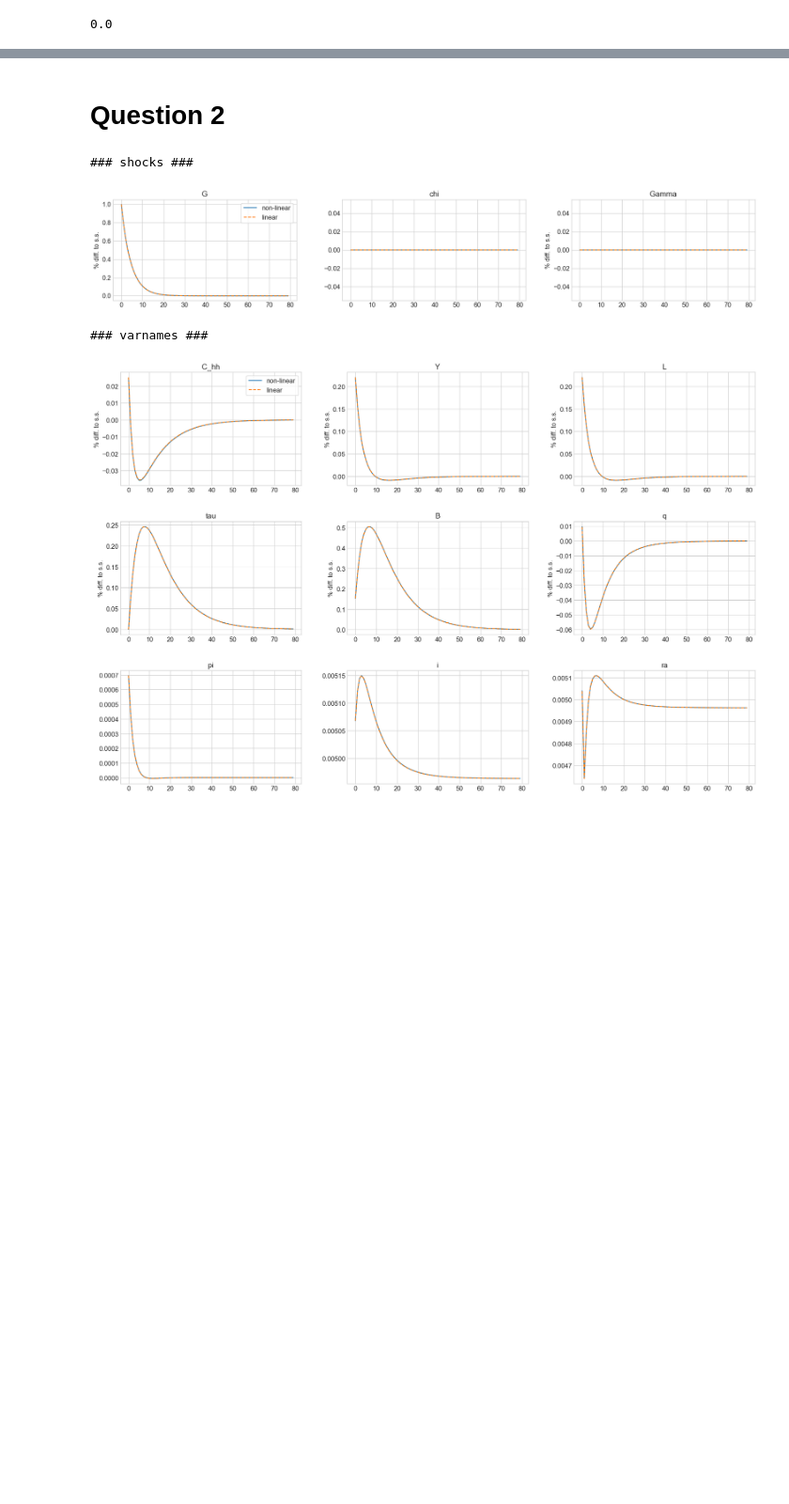
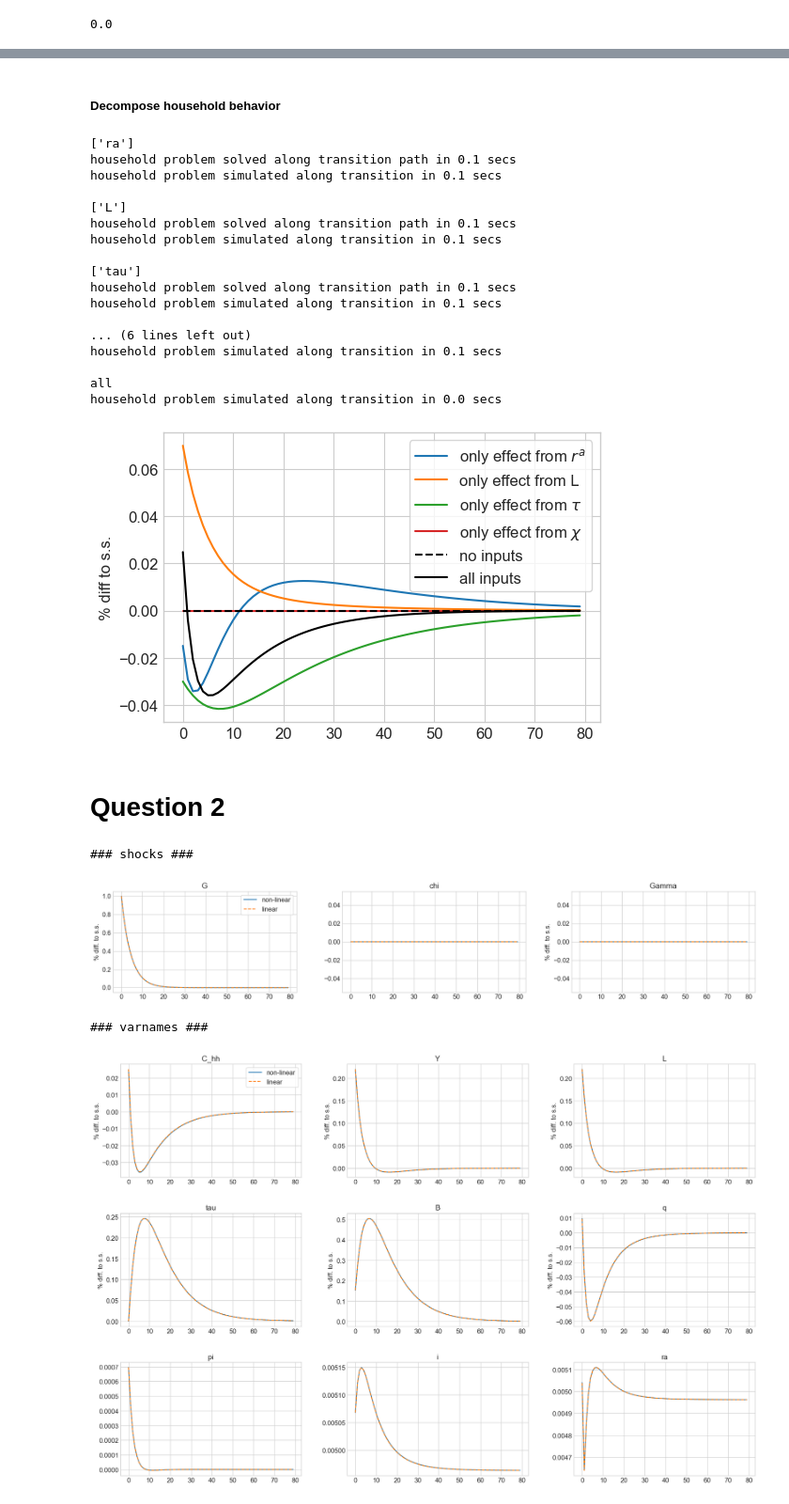
Before and after one commit to AskerNC/AdvMacroHet, a Jupyter notebook: Assignments/Handin/A2_HANK/HANK.ipynb, the cells around one changed output, grey strips where cells are left out. Shown at 94% size. Drawn from its saved outputs; the diff is of its cells as text; code cells hidden in the pictures; blank space fills up the shorter version.

```diff
--- a/Assignments/Handin/A2_HANK/HANK.ipynb
+++ b/Assignments/Handin/A2_HANK/HANK.ipynb
@@ -329,3 +268,67 @@ ss.tau
+# %% [markdown]
+##### Decompose household behavior
+# %%
+
+def decompose(model):
+    T_max = 80
+
+    fig = plt.figure(figsize=(6,4),dpi=100)
+    ax = fig.add_subplot(1,1,1)
+
+    i_color = 0
+
+    input_dict = {'ra':'$r^{a}$','L':'L','tau':'$\\tau$','chi':'$\chi$'}
+
+    for use_inputs in [['ra'],['L'],['tau'],['chi'],None,'all']:
+
+        # a. compute
+        print(use_inputs)
+        path_alt = model.decompose_hh_path(do_print=True,use_inputs=use_inputs)
+        print('')
+
+        # b. plot
+        if use_inputs is None:
+            label = 'no inputs'
+            ls = '--'
+            color = 'black'
+        elif use_inputs == 'all':
+            label = 'all inputs'
+            ls = '-'
+            color = 'black'
+        else:
+            label = f'only effect from {input_dict[use_inputs[0]]}'
+            ls = '-'
+            color = colors[i_color]
+            i_color += 1
+
+        ax.plot((path_alt.C_hh[0,:T_max]/ss.C_hh-1)*100,ls=ls,color=color,label=label);
+
+    ax.set_ylabel('% diff to s.s.')
+    ax.legend(frameon=True);
+    return fig
+
+fig = decompose(model)
+
+fig.savefig(r'output\decompose_base.png',bbox_inches='tight')
+# %% [output]
+['ra']
+household problem solved along transition path in 0.1 secs
+household problem simulated along transition in 0.1 secs
+
+['L']
+household problem solved along transition path in 0.1 secs
+household problem simulated along transition in 0.1 secs
+
+['tau']
+household problem solved along transition path in 0.1 secs
+household problem simulated along transition in 0.1 secs
+
+... (6 lines left out)
+household problem simulated along transition in 0.1 secs
+
+all
+household problem simulated along transition in 0.0 secs
+[figure, added]
 # %% [markdown]
 # Question 2
 # %%
```
Also changed, not shown: parts of 33 cells of this notebook, 11 other files.
